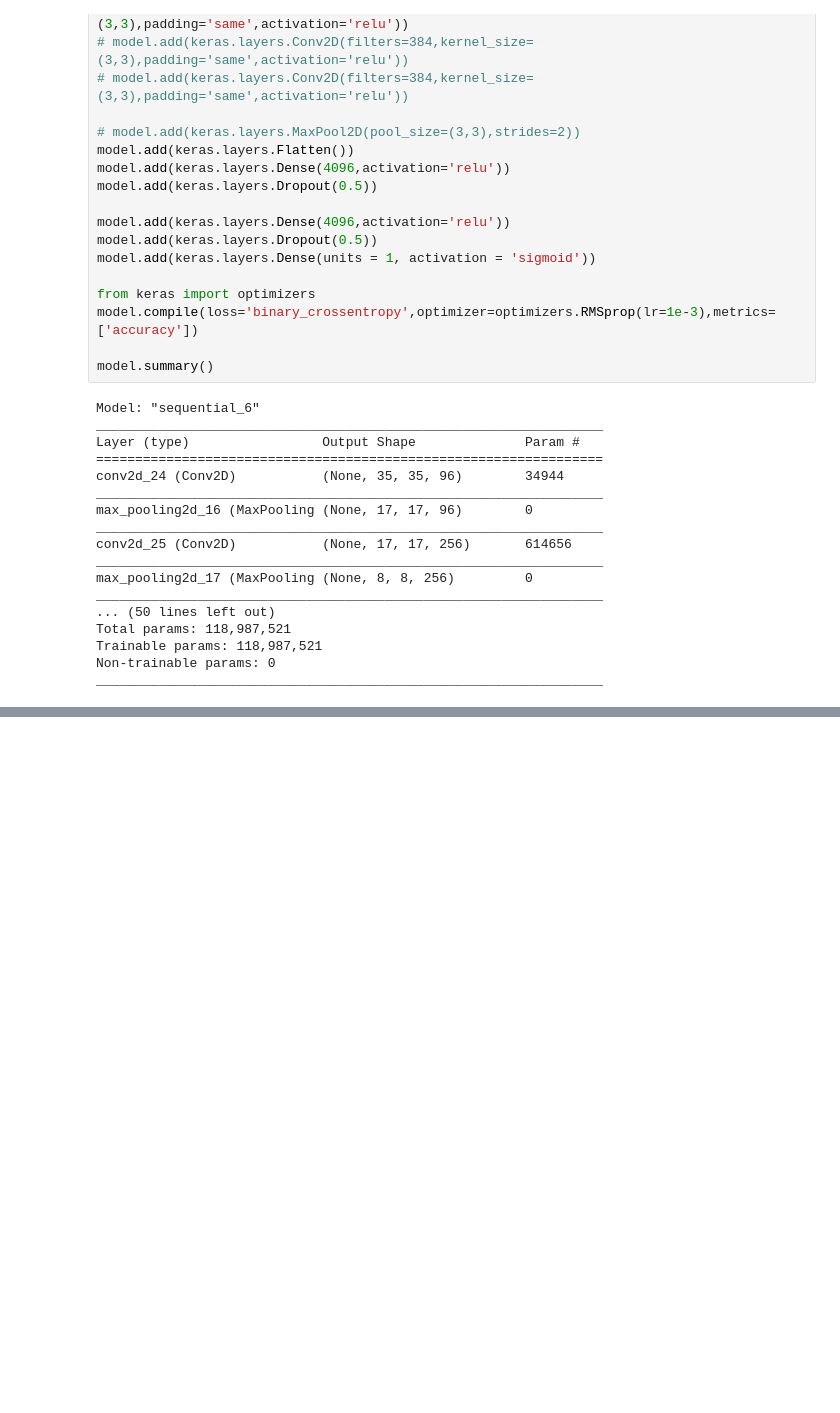
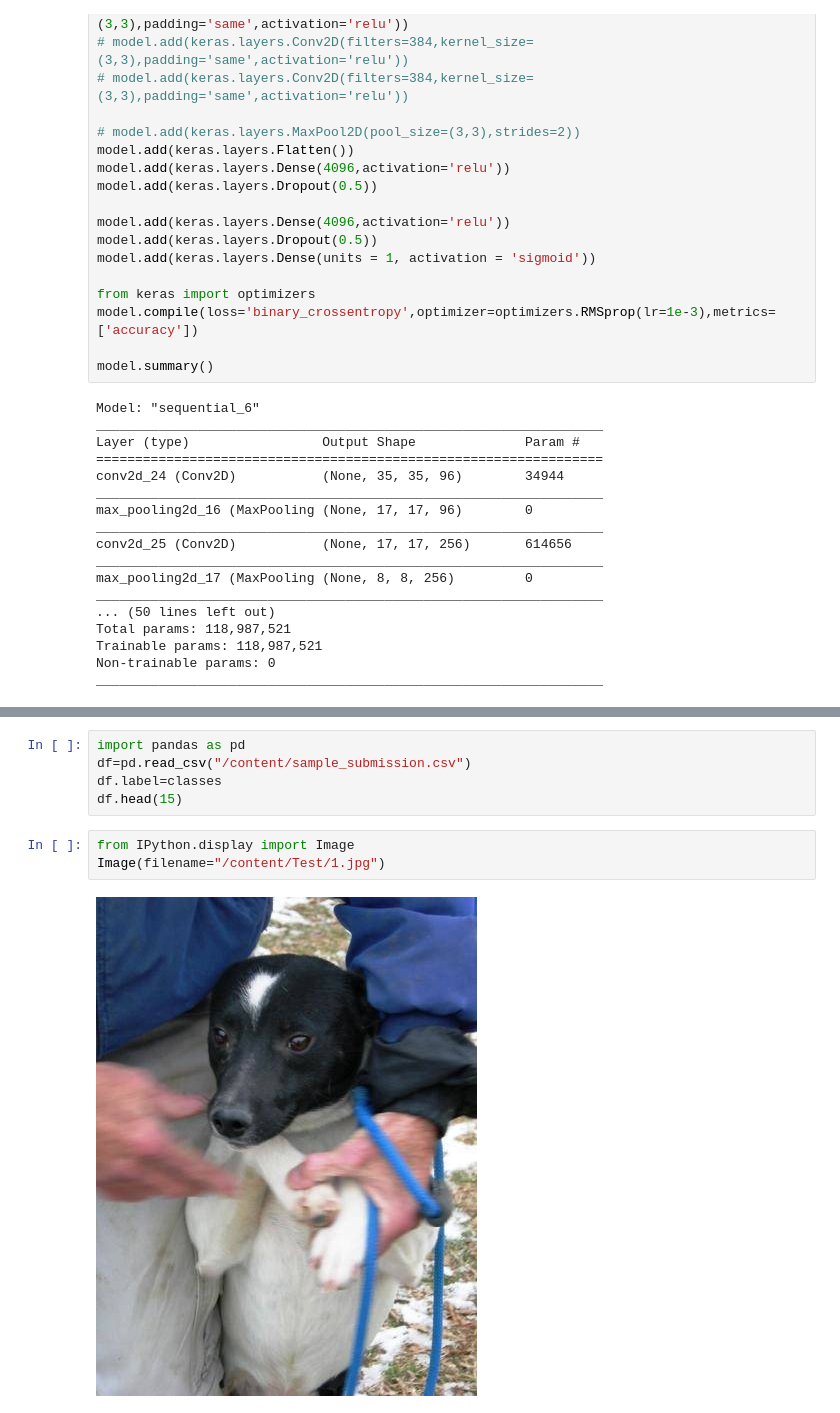
Before and after one commit to AnupKumarJha/Object-detection-model, a Jupyter notebook: Alexnet/ALexnet.ipynb, the cells around one changed output, grey strips where cells are left out. Cells and saved outputs as stored; diff of their text form; blank space fills up the shorter version.

```diff
--- a/Alexnet/ALexnet.ipynb
+++ b/Alexnet/ALexnet.ipynb
@@ -135,0 +178,10 @@ model.save('Alexnet_version1.h5')  # creates a HDF5 file 'my_model.h5'
+# %%
+import pandas as pd
+df=pd.read_csv("/content/sample_submission.csv")
+df.label=classes
+df.head(15)
+# %%
+from IPython.display import Image
+Image(filename="/content/Test/1.jpg")
+# %% [output]
+[figure, added]
```
Also changed, not shown: parts of 4 cells of this notebook.
